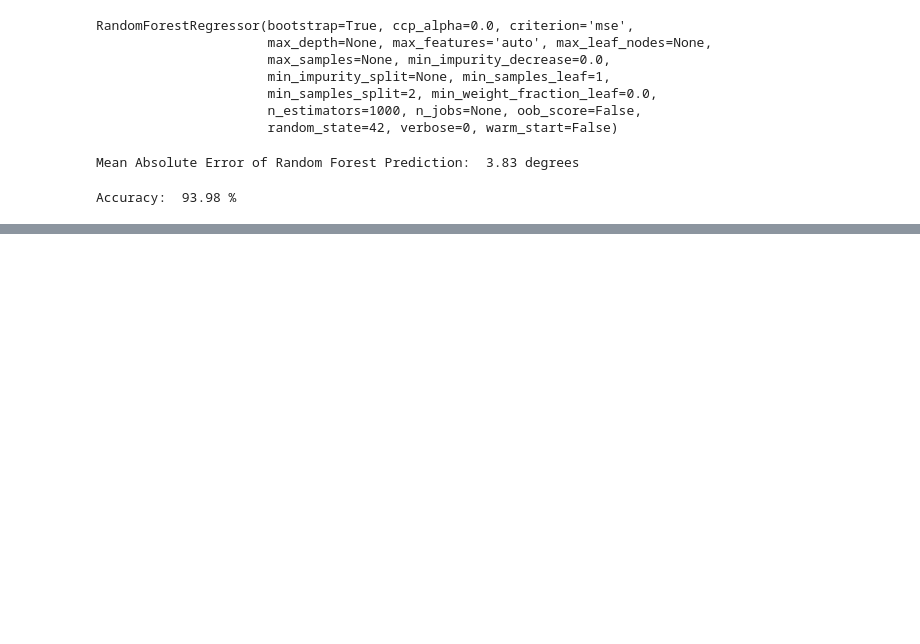
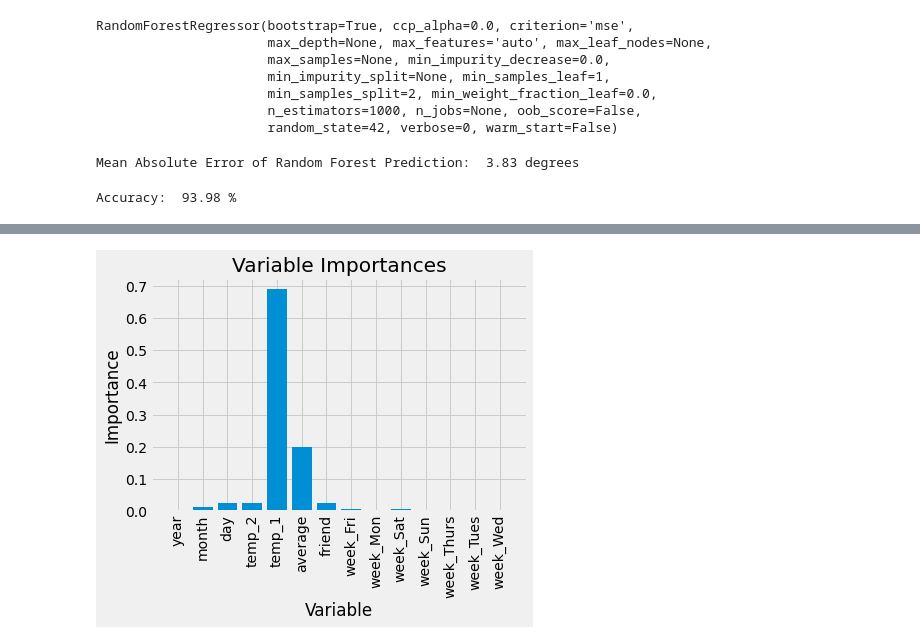
Before and after one commit to hjn14133/Machine-Learning, a Jupyter notebook: Random_Forest_Temperature_Prediction.ipynb, the cells around one changed output, grey strips where cells are left out. Drawn from its saved outputs; the diff is of its cells as text; code cells hidden in the pictures; blank space fills up the shorter version.

```diff
--- a/Random_Forest_Temperature_Prediction.ipynb
+++ b/Random_Forest_Temperature_Prediction.ipynb
@@ -128,3 +128,11 @@ accuracy = 100 - np.mean(mape)
 print('Accuracy: ', round(accuracy, 2), '%')
 # %% [output]
 Accuracy:  93.98 %
+# %%
+# Variable Importances
+# Get numerical feature importances
+importances = list(rf.feature_importances_)
+
+# List of tuples with variable and importance
+feature_importances = [(feature, round(importance, 2)) for
+                       feature, importance in zip(features_list, importances)]
@@ -130,0 +160,17 @@ Accuracy:  93.98 %
+# %%
+import matplotlib.pyplot as plt
+%matplotlib inline
+# Set the style
+plt.style.use('fivethirtyeight')
+# list of x locations for plotting
+x_values = list(range(len(importances)))
+# Make a bar chart
+plt.bar(x_values, importances, orientation = 'vertical')
+# Tick labels for x axis
+plt.xticks(x_values, features_list, rotation='vertical')
+# Axis labels and title
+plt.ylabel('Importance')
+plt.xlabel('Variable')
+plt.title('Variable Importances');
+# %% [output]
+[figure, added]
```
Also changed, not shown: parts of 2 cells of this notebook.
